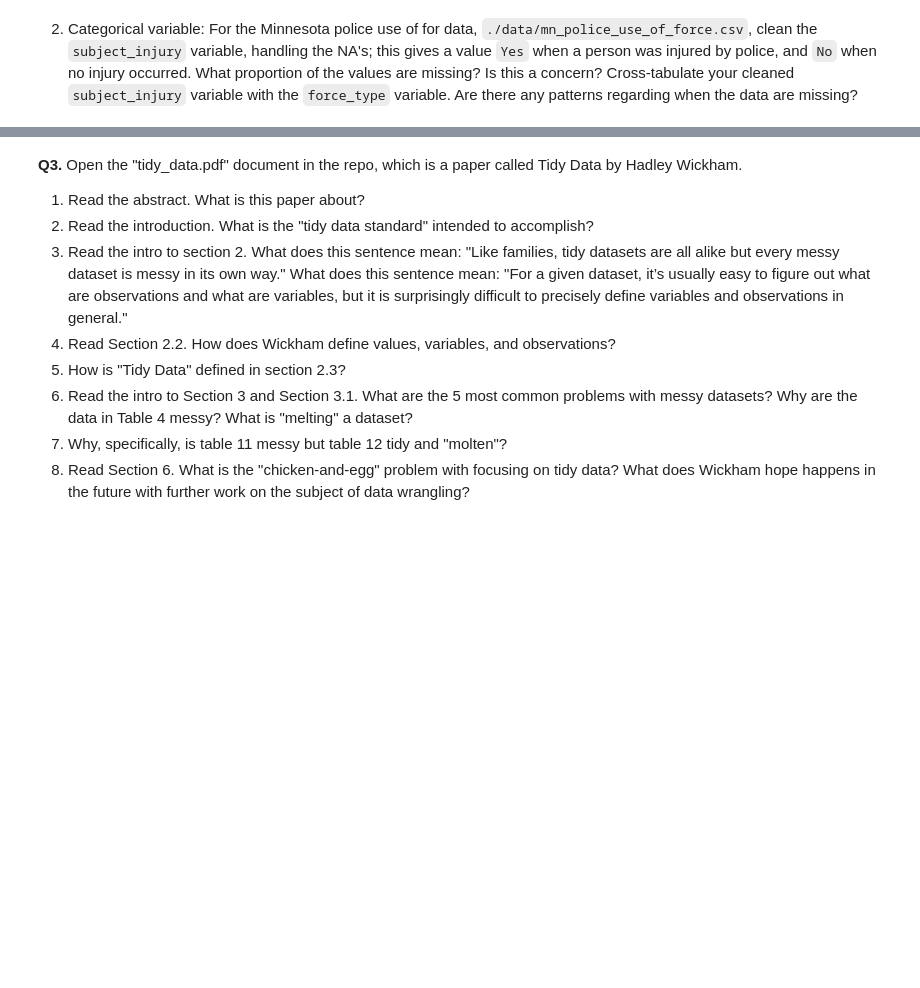
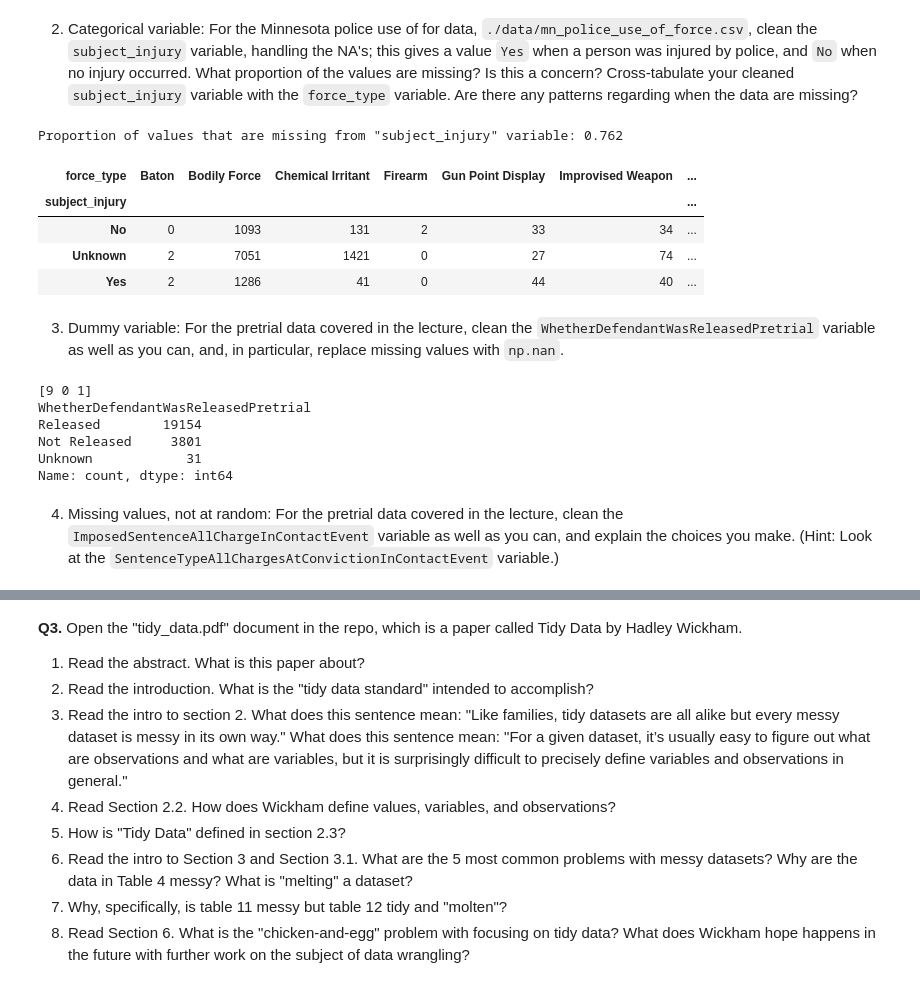
Before and after one commit to pnr3kr/wrangling, a Jupyter notebook: assignment/assignment.ipynb, the cells around one changed output, grey strips where cells are left out. Cells and saved outputs as stored; diff of their text form; code cells hidden in the pictures; blank space fills up the shorter version.

```diff
--- a/assignment/assignment.ipynb
+++ b/assignment/assignment.ipynb
@@ -43,3 +43,58 @@ Number of missing values in "Price": 0
 4   5000
 # %% [markdown]
 2. Categorical variable: For the Minnesota police use of for data, `./data/mn_police_use_of_force.csv`, clean the `subject_injury` variable, handling the NA's; this gives a value `Yes` when a person was injured by police, and `No` when no injury occurred. What proportion of the values are missing? Is this a concern? Cross-tabulate your cleaned `subject_injury` variable with the `force_type` variable. Are there any patterns regarding when the data are missing?
+# %%
+# Read the csv and convert to DataFrame
+mn_police_data = pd.read_csv("data/mn_police_use_of_force.csv")
+mn_df = pd.DataFrame(mn_police_data)
+
+# Changing all na values in "subject_injury" to "Unkown"
+mn_df["subject_injury"] = mn_df["subject_injury"].fillna("Unknown")
+
+# Calculate the total numbers of "Unknown", "Yes", and "No" in "subject_injury"
+unknown_count = (mn_df["subject_injury"] == "Unknown").sum()
+no_count = (mn_df["subject_injury"] == "No").sum()
+yes_count = (mn_df["subject_injury"] == "Yes").sum()
+
+# Find the proportion of missing values from "subject_injury"
+missing_values_prop = unknown_count/(unknown_count + no_count + yes_count)
+print('Proportion of values that are missing from "subject_injury" variable:', missing_values_prop.round(3))
+# This value of 0.762 is very concerning as over 3/4 of the values are unknown as whether a person was injured or not by police
+# %% [output]
+Proportion of values that are missing from "subject_injury" variable: 0.762
+# %%
+# Cross tabulate "subject_injury" and "force" type
+cross_tab_subject_injury_force_type = pd.crosstab(mn_df["subject_injury"], mn_df["force_type"])
+display(cross_tab_subject_injury_force_type)
+
+# Oftentimes for use of less-severe force, "subject_injury" is "Unknown" whereas more severe force types don't show as many "Unknown" records. There could be possible reporting bias done by the police officers or they may not be required by the pd to report this.
+# %% [output]
+| force_type | Baton | Bodily Force | Chemical Irritant | Firearm | Gun Point Display | Improvised Weapon | ... |
+| subject_injury |  |  |  |  |  |  | ... |
+| No | 0 | 1093 | 131 | 2 | 33 | 34 | ... |
+| Unknown | 2 | 7051 | 1421 | 0 | 27 | 74 | ... |
+| Yes | 2 | 1286 | 41 | 0 | 44 | 40 | ... |
+# %% [markdown]
+3. Dummy variable: For the pretrial data covered in the lecture, clean the `WhetherDefendantWasReleasedPretrial` variable as well as you can, and, in particular, replace missing values with `np.nan`.
+# %%
+# Load the Parquet justice_data file and convert to df
+justice_data = pd.read_parquet("data/justice_data.parquet")
+justice_data_df = pd.DataFrame(justice_data)
+
+# Clean "WhetherDefendantWasReleasedPretrial" variable replacing 1 for "Released", 0 for "Not Released", 9 for "Unknown" and missing values with "np.nan"
+# There were no missing values as only 0,1, and 9 were unique values
+print(justice_data_df["WhetherDefendantWasReleasedPretrial"].unique())
+
+justice_data_df["WhetherDefendantWasReleasedPretrial"] = justice_data_df["WhetherDefendantWasReleasedPretrial"].replace({1: "Released", 0: "Not Released", 9 : "Unknown", "" : "np.nan"})
+justice_data_df["WhetherDefendantWasReleasedPretrial"] = justice_data_df["WhetherDefendantWasReleasedPretrial"].replace("", "np.nan")
+
+print(justice_data_df["WhetherDefendantWasReleasedPretrial"].value_counts())
+# %% [output]
+[9 0 1]
+WhetherDefendantWasReleasedPretrial
+Released        19154
+Not Released     3801
+Unknown            31
+Name: count, dtype: int64
+# %% [markdown]
+4. Missing values, not at random: For the pretrial data covered in the lecture, clean the `ImposedSentenceAllChargeInContactEvent` variable as well as you can, and explain the choices you make. (Hint: Look at the `SentenceTypeAllChargesAtConvictionInContactEvent` variable.)
```
Also changed, not shown: parts of 24 cells of this notebook, 1 other file.
